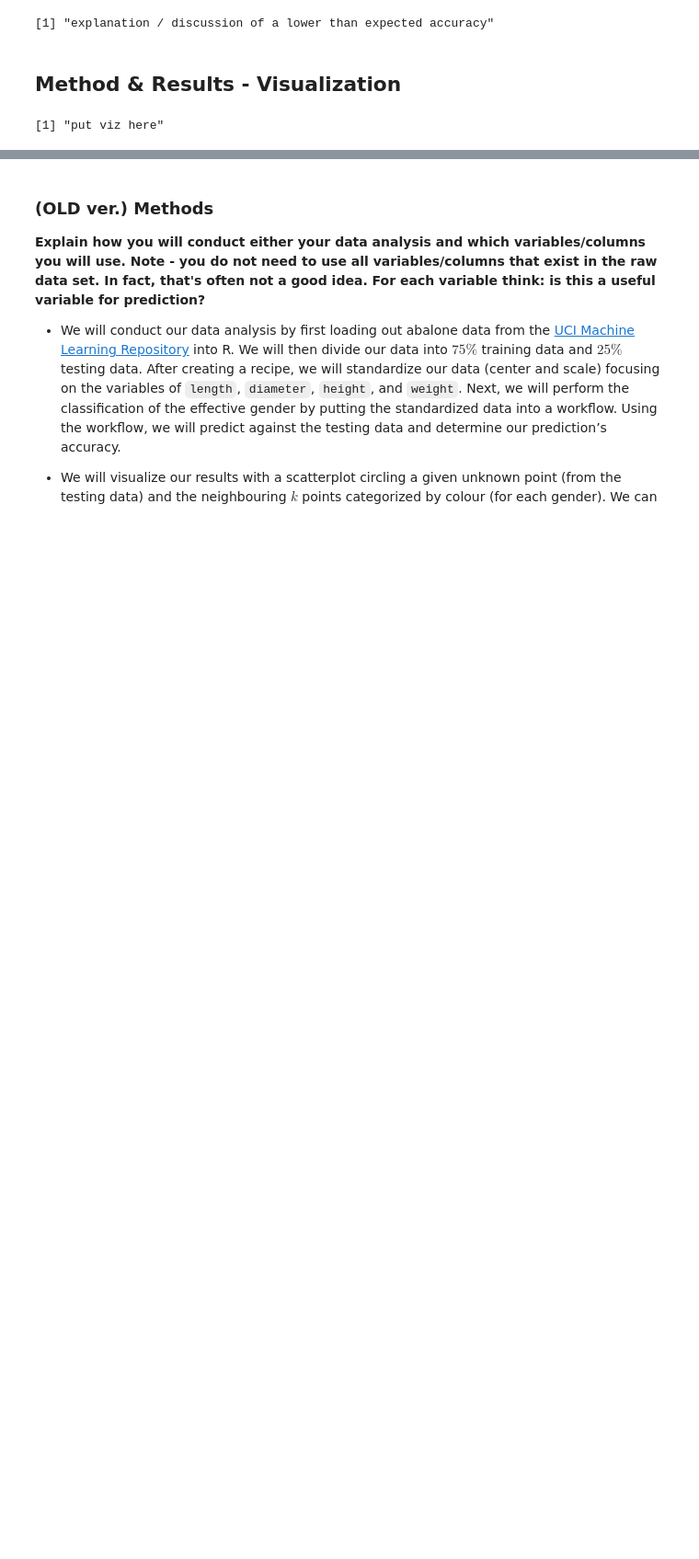
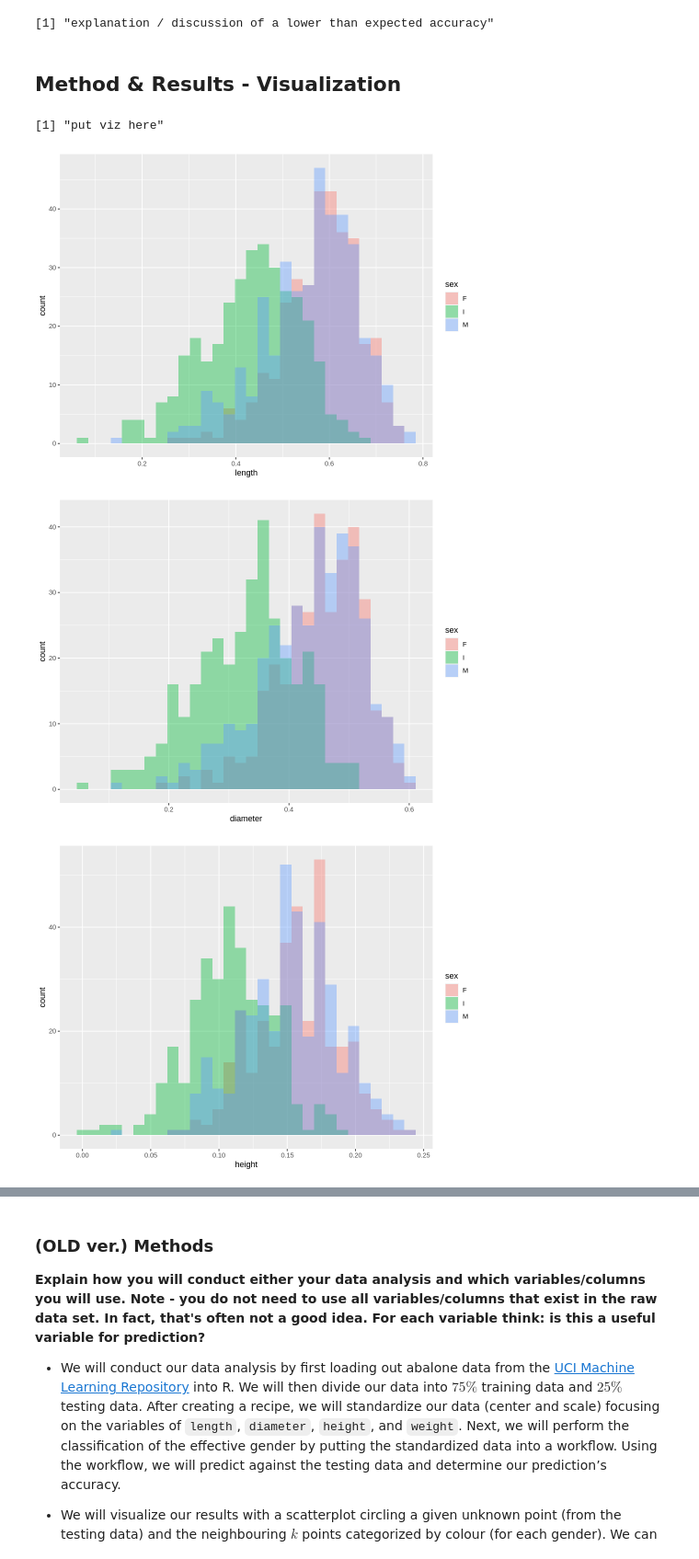
Before and after one commit to mmung3/dsci-100-2022w2-group-22, a Jupyter notebook: group_project_report.ipynb, the cells around one changed output, grey strips where cells are left out. Shown at 92% size. Cells and saved outputs as stored; diff of their text form; code cells hidden in the pictures; blank space fills up the shorter version.

```diff
--- a/group_project_report.ipynb
+++ b/group_project_report.ipynb
@@ -332,3 +326,37 @@ test_accuracy
 "put viz here"
 # %% [output]
 [1] "put viz here"
+# %%
+## possibility #1 -- histograms
+options(repr.plot.width = 8, repr.plot.height = 6)
+
+length_hist <- abalone_test |>
+    ggplot(aes(x = length, fill = sex)) +
+    geom_histogram(position="identity", alpha=0.4, bins=30)
+
+length_hist
+
+
+diameter_hist <- abalone_test |>
+    ggplot(aes(x = diameter, fill = sex)) +
+    geom_histogram(position="identity", alpha=0.4, bins=30)
+
+diameter_hist
+
+
+height_hist <- abalone_test |>
+    ggplot(aes(x = height, fill = sex)) +
+    geom_histogram(position="identity", alpha=0.4, bins=30)
+
+height_hist
+
+
+weight_hist <- abalone_test |>
+    ggplot(aes(x = weight, fill = sex)) +
+    geom_histogram(position="identity", alpha=0.4, bins=30)
+
+weight_hist
+# %% [output]
+[figure, added]
+[figure, added]
+[figure, added]
```
Also changed, not shown: parts of 12 cells of this notebook.
